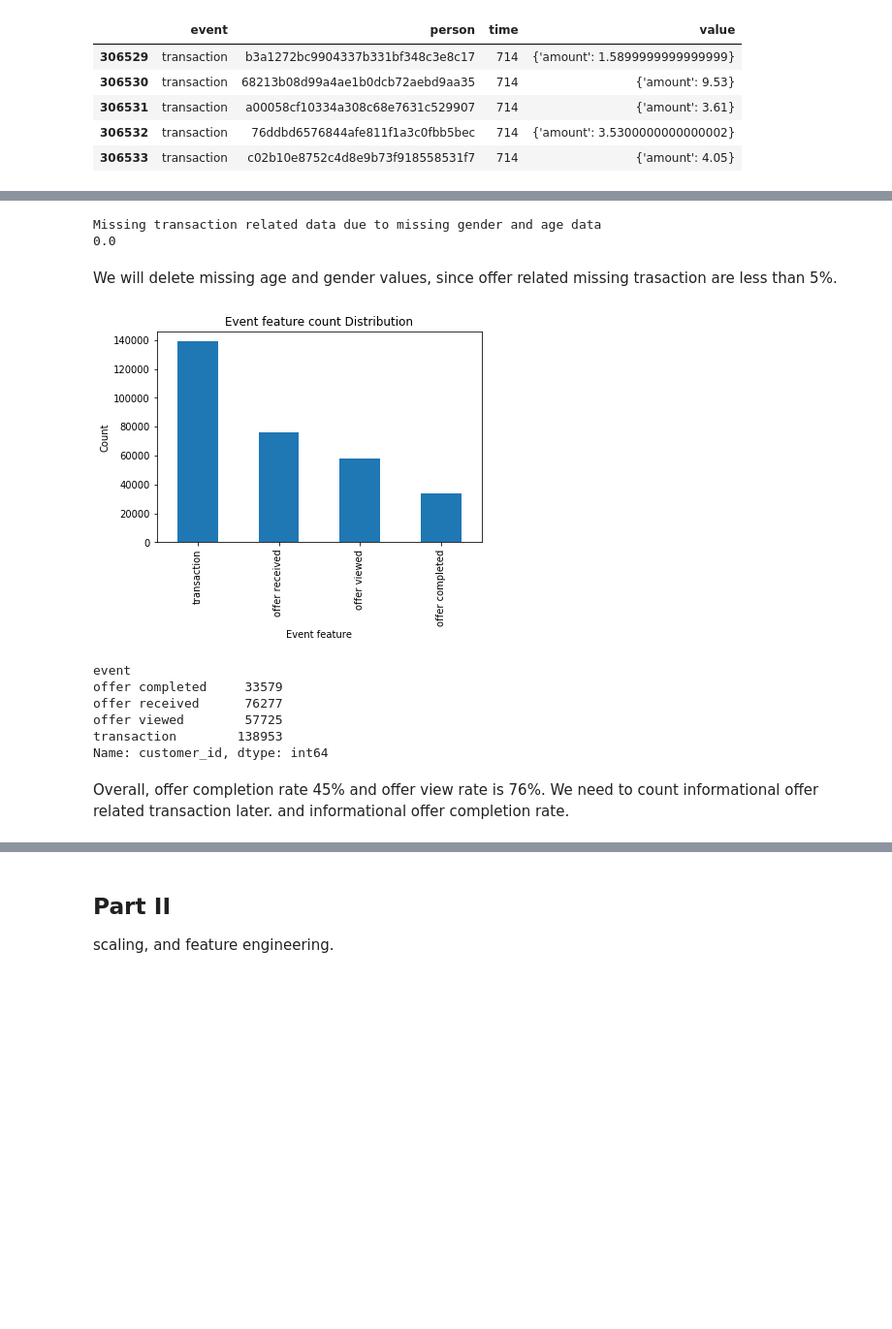
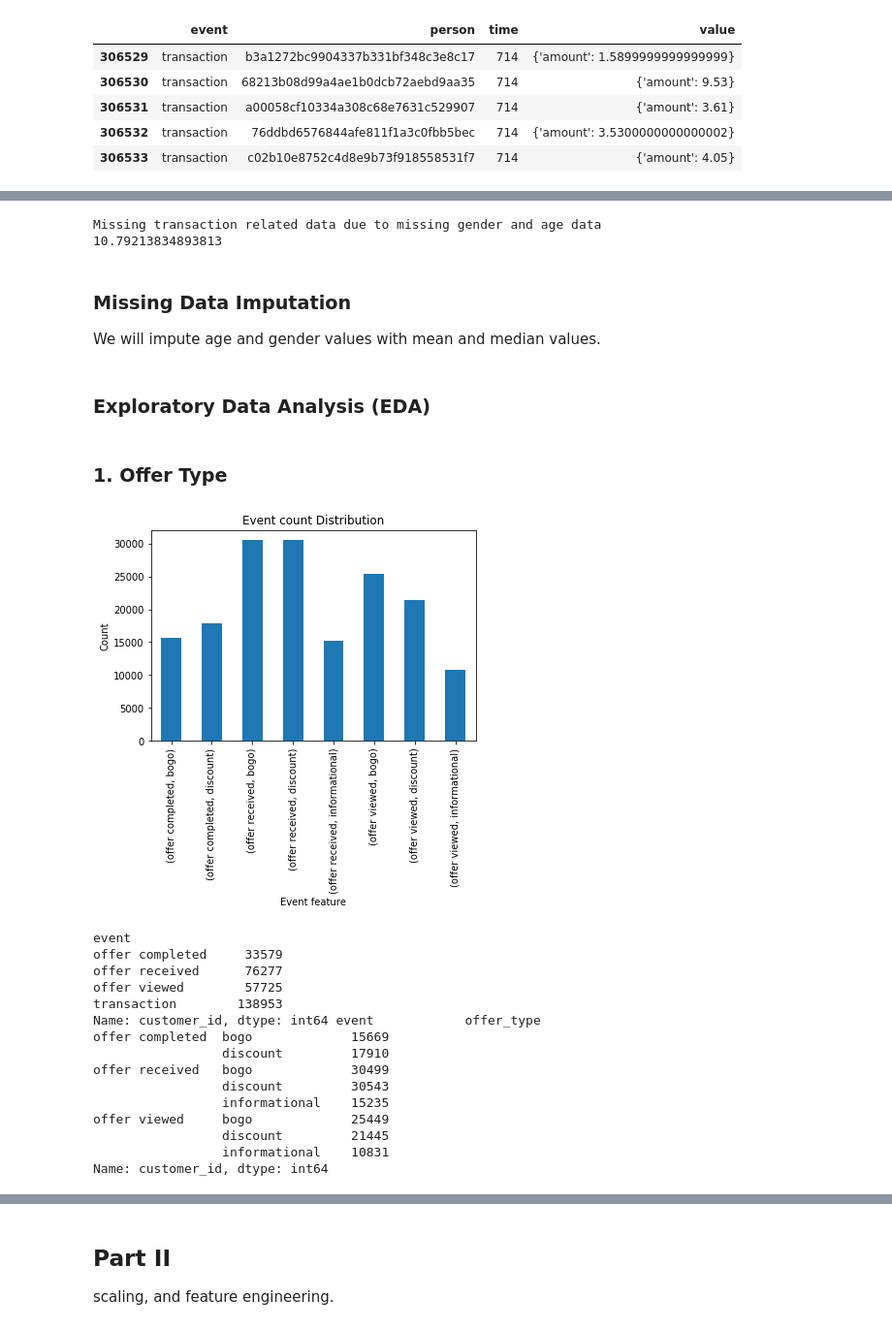
Before and after one commit to sharvaridhote/DataScience-Capstone-Udacity, a Jupyter notebook: Starbuck_Challange_Capstone_final.ipynb, the cells around one changed output, grey strips where cells are left out. Shown: that part at 97% size. Drawn from its saved outputs; the diff is of its cells as text; code cells hidden in the pictures; blank space fills up the shorter version.

Commit message:
Clean up and writing`

```diff
--- a/Starbuck_Challange_Capstone_final.ipynb
+++ b/Starbuck_Challange_Capstone_final.ipynb
@@ -140,14 +112,14 @@ def portfolio_clean(portfolio):
         portfolio: clean transformed portfolio DataFrame
     """
 
-   # portfolio = portfolio.assign(**pd.get_dummies(portfolio.channels.apply(lambda x:pd.Series(x)).stack()
-                                                    #.reset_index(level=1,drop=True)).sum(level=0))
-    #portfolio = portfolio.assign(**pd.get_dummies(portfolio.offer_type.apply(lambda x:pd.Series(x)).stack()
-                                                   # .reset_index(level=1,drop=True)).sum(level=0))
+    portfolio = portfolio.assign(**pd.get_dummies(portfolio.channels.apply(lambda x:pd.Series(x)).stack()
+                                                    .reset_index(level=1,drop=True)).sum(level=0))
+    portfolio = portfolio.assign(**pd.get_dummies(portfolio.offer_type.apply(lambda x:pd.Series(x)).stack()
+                                                   .reset_index(level=1,drop=True)).sum(level=0))
     #portfolio['id'] = [offer_id_col[item] for item in portfolio_df['id']]
     portfolio.rename(columns={'id':'offer_id', 'reward': 'reward_offered'}, inplace =True)
 
-    #offer_type_col = {'bogo':'1', 'informational':'2','discount':'3'}
+    offer_type_col = {'bogo':'1', 'informational':'2','discount':'3'}
     #portfolio['offer_type'] = [offer_type_col[item] for item in portfolio['offer_type']]
 
     portfolio.drop(['channels'], axis=1, inplace=True)
@@ -211,9 +198,8 @@ def profile_clean(profile):
     OUTPUT:
         profile: clean and transformed profile DataFrame
     """
-    #profile['date_time']  = profile[['became_member_on']].applymap(str).applymap(lambda s: "{}/{}/{}"
-                                                                                # .format( s[0:4],s[4:6],s[6:]))
-        # We can calculate membershipt years using became member on data to see how long customer is starbucks member
+
+    # We can calculate membershipt years using became member on data to see how long customer is starbucks member
     profile['date_time'] =pd.to_datetime(profile['became_member_on'], format = '%Y%m%d')
     end_time =(datetime.datetime.today().date())
     start_time =(profile['date_time'].dt.date)
@@ -224,13 +210,7 @@ def profile_clean(profile):
     # let's fill na with unknown gender.
     profile.fillna(profile.mean(), inplace=True)
     profile.fillna(profile.mean(), inplace=True)
-    # only gender and income column showed nan values. We will clean the data # dropped data comment
-   # profile= profile.dropna(axis=0, subset=['gender'])
-    # fill gender as unknown
-    profile.gender.fillna('U', inplace =True)
-    # we will replace age with mean
-    profile['age'].replace(to_replace=[118], value=62,inplace=True)
-    # keep only year unless want to calculate membership period then we may need month and date
+
     profile['year'] = pd.DatetimeIndex(profile['date_time']).year
 
     profile.rename(columns={'id':'customer_id'}, inplace =True)
@@ -366,3 +360,4 @@ Rule of thumb, if there is less than 5% of missing data and features are not imp
 profile.rename(columns={'id':'customer_id'}, inplace =True)
 #profile.drop(['reward_given', 'date_time id'], axis=1,inplace=True)
 df_merged=pd.merge(transcript_df,  profile_df, on='customer_id', how='left')
+df_temp=pd.merge(df_merged,  portfolio_df, on='offer_id', how='left')
@@ -391,29 +395,51 @@ print(df_merged[(df_merged['gender'].isna())&(df_merged['event']=='transaction')
                ].customer_id.count()*100/df_merged[(df_merged['event']=='transaction')].customer_id.count())
 # %% [output]
 Missing transaction related data due to missing gender and age data
-0.0
+10.79213834893813
-# %% [markdown]
-We will delete missing age and gender values, since offer related missing trasaction are less than 5%.
+# %% [markdown]
+###  Missing Data Imputation
+We will impute age and gender values with mean and median values.
+# %%
+ # only gender and income column showed nan values. We will clean the data # dropped data comment
+# fill gender as unknown - other -O
+df_temp.gender.fillna('O', inplace =True)
+# we will replace age with mean
+mean_age=df_temp.age.mean
+df_temp['age'].replace(to_replace=[118], value=mean_age,inplace=True)
+# %% [markdown]
+### Exploratory Data Analysis (EDA)
+# %% [markdown]
+### 1. Offer Type
 # %%
-#Let's check different offer and transactions event counts
-transcript_df['event'].value_counts().plot.bar()
-transcript_df.groupby(['event']).customer_id.count()
+#Let's check different offer type and transactions event counts
+
+#Let's check offer type count by event
+df_temp.groupby(['event','offer_type'])['customer_id'].count().plot.bar()
+
 plt.xlabel('Event feature')
 plt.ylabel('Count')
-plt.title('Event feature count Distribution')
+plt.title('Event count Distribution')
 plt.show()
-print(transcript_df.groupby(['event']).customer_id.count())
+list1=df_temp.groupby(['event']).customer_id.count()
+list2=df_temp.groupby(['event','offer_type'])['customer_id'].count()
+print(list1,list2)
 # %% [output]
-[figure, old version]
+[figure, new version]
 event
 offer completed     33579
 offer received      76277
 offer viewed        57725
 transaction        138953
+Name: customer_id, dtype: int64 event            offer_type
+offer completed  bogo             15669
+                 discount         17910
+offer received   bogo             30499
+                 discount         30543
+                 informational    15235
+offer viewed     bogo             25449
+                 discount         21445
+                 informational    10831
 Name: customer_id, dtype: int64
-# %% [markdown]
-Overall, offer completion rate 45% and offer view rate is 76%. We need to count informational offer related transaction later.
-and informational offer completion rate.
 # %%
 #### Let's see hpw many offers recieved per customers
 
```
Also changed, not shown: parts of 114 cells of this notebook.
